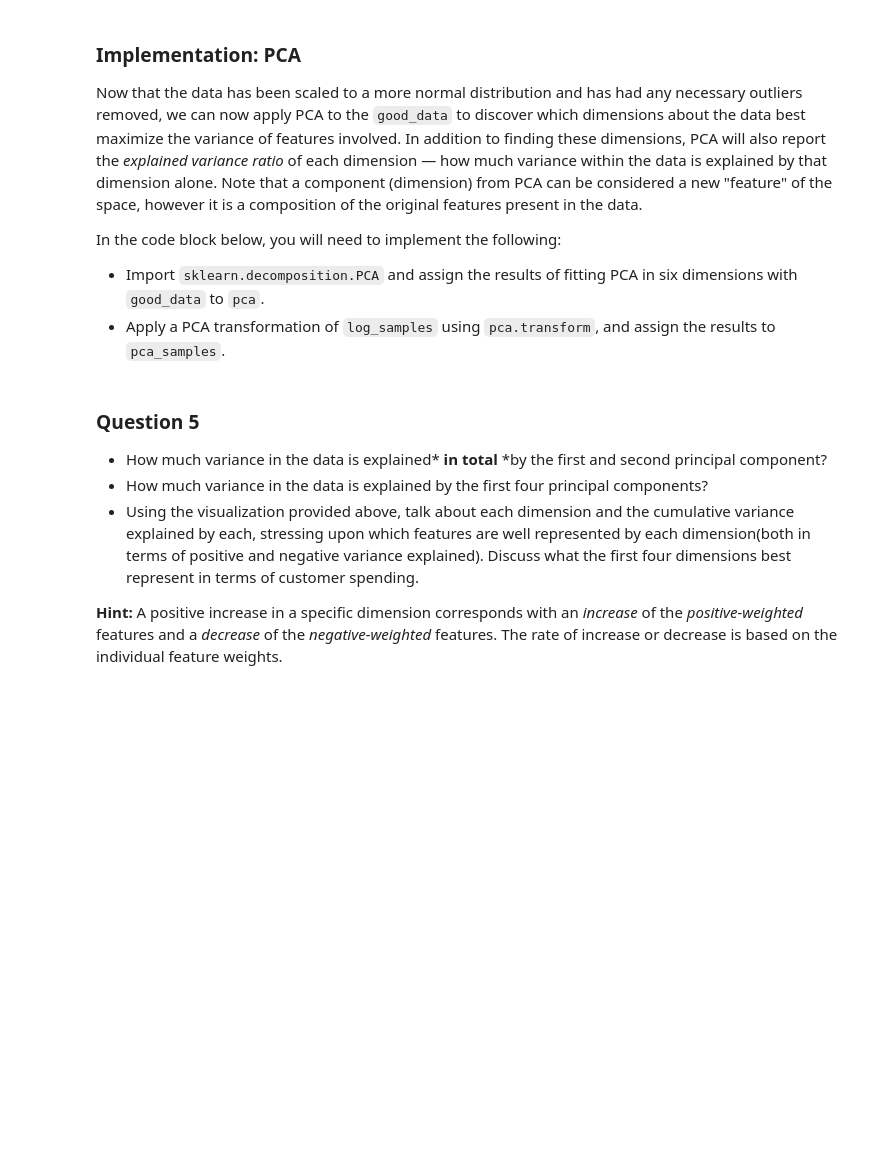
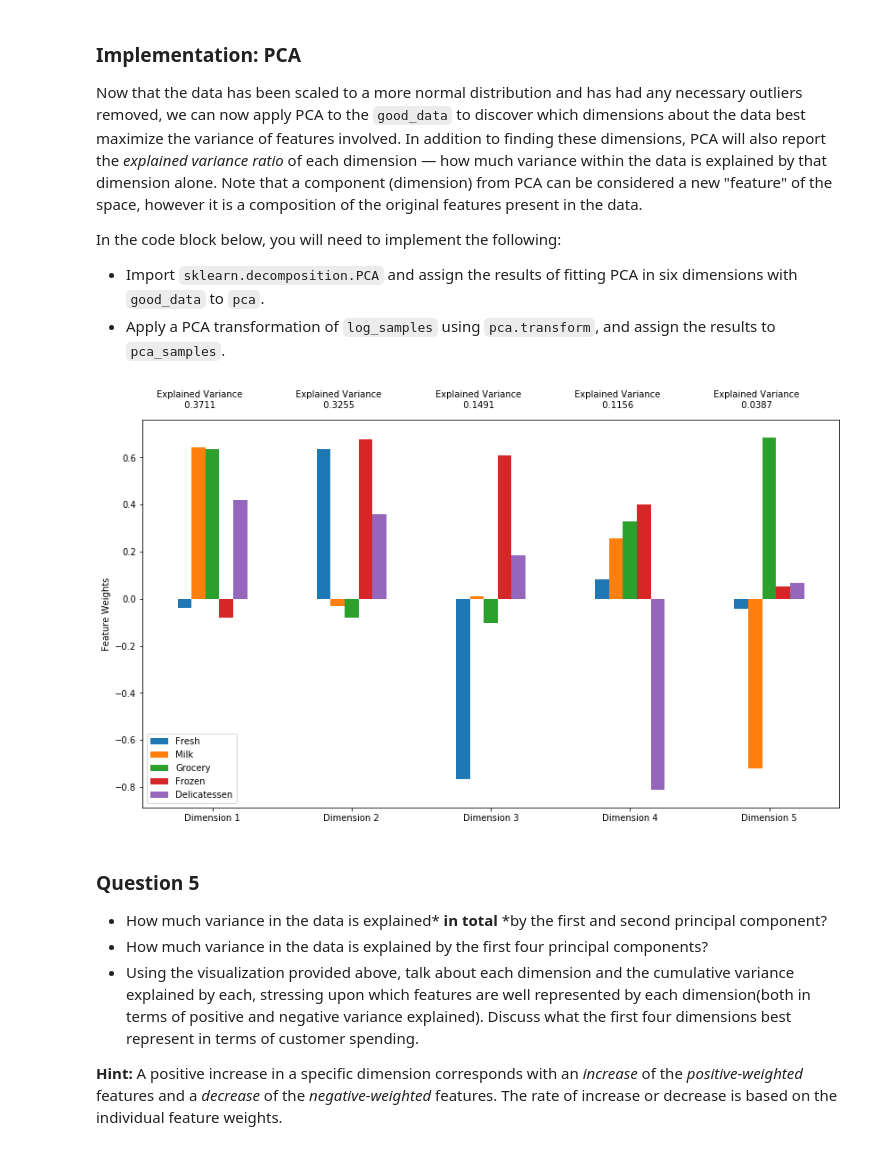
Before and after one commit to yanpozka/machine-learning, a Jupyter notebook: projects/customer_segments/customer_segments.ipynb, the cells around one changed output. Saved outputs shown, nothing was run; the diff lists cells and outputs as text; code cells hidden in the pictures; blank space fills up the shorter version.

```diff
--- a/projects/customer_segments/customer_segments.ipynb
+++ b/projects/customer_segments/customer_segments.ipynb
@@ -204,24 +229,30 @@ In the code block below, you will need to implement the following:
 **NOTE:** If you choose to remove any outliers, ensure that the sample data does not contain any of these points!
 Once you have performed this implementation, the dataset will be stored in the variable `good_data`.
 # %%
+
+outliers  = []
+
 # For each feature find the data points with extreme high or low values
 for feature in log_data.keys():
 
-    # TODO: Calculate Q1 (25th percentile of the data) for the given feature
-    Q1 = None
+    # Calculate Q1 (25th percentile of the data) for the given feature
+    Q1 = np.percentile(log_data[feature], 25)
 
-    # TODO: Calculate Q3 (75th percentile of the data) for the given feature
-    Q3 = None
+    # Calculate Q3 (75th percentile of the data) for the given feature
+    Q3 = np.percentile(log_data[feature], 75)
 
-    # TODO: Use the interquartile range to calculate an outlier step (1.5 times the interquartile range)
-    step = None
+    # Use the interquartile range to calculate an outlier step (1.5 times the interquartile range)
+    step = (Q3 - Q1) * 1.5 # IQR * 1.5
 
     # Display the outliers
     print("Data points considered outliers for the feature '{}':".format(feature))
-    display(log_data[~((log_data[feature] >= Q1 - step) & (log_data[feature] <= Q3 + step))])
+    tmp_outliers = log_data[~((log_data[feature] >= Q1 - step) & (log_data[feature] <= Q3 + step))]
+    display(tmp_outliers)
 
-# OPTIONAL: Select the indices for data points you wish to remove
-outliers  = []
+    # OPTIONAL: Select the indices for data points you wish to remove
+    for cat in tmp_outliers:
+        outliers += [k for k in tmp_outliers[cat].keys()]
 
 # Remove the outliers, if any were specified
 good_data = log_data.drop(log_data.index[outliers]).reset_index(drop = True)
+print("%d vs %d" % (len(log_data), len(good_data)))
@@ -246,14 +335,18 @@ In the code block below, you will need to implement the following:
  - Import `sklearn.decomposition.PCA` and assign the results of fitting PCA in six dimensions with `good_data` to `pca`.
  - Apply a PCA transformation of `log_samples` using `pca.transform`, and assign the results to `pca_samples`.
 # %%
-# TODO: Apply PCA by fitting the good data with the same number of dimensions as features
-pca = None
+from sklearn.decomposition import PCA
 
-# TODO: Transform log_samples using the PCA fit above
-pca_samples = None
+# Apply PCA by fitting the good data with the same number of dimensions as features
+pca = PCA()
+
+# Transform log_samples using the PCA fit above
+pca_samples = pca.fit(good_data)
 
 # Generate PCA results plot
 pca_results = vs.pca_results(good_data, pca)
+# %% [output]
+[figure, added]
 # %% [markdown]
 ### Question 5
 
```
Also changed, not shown: parts of 4 cells of this notebook.
